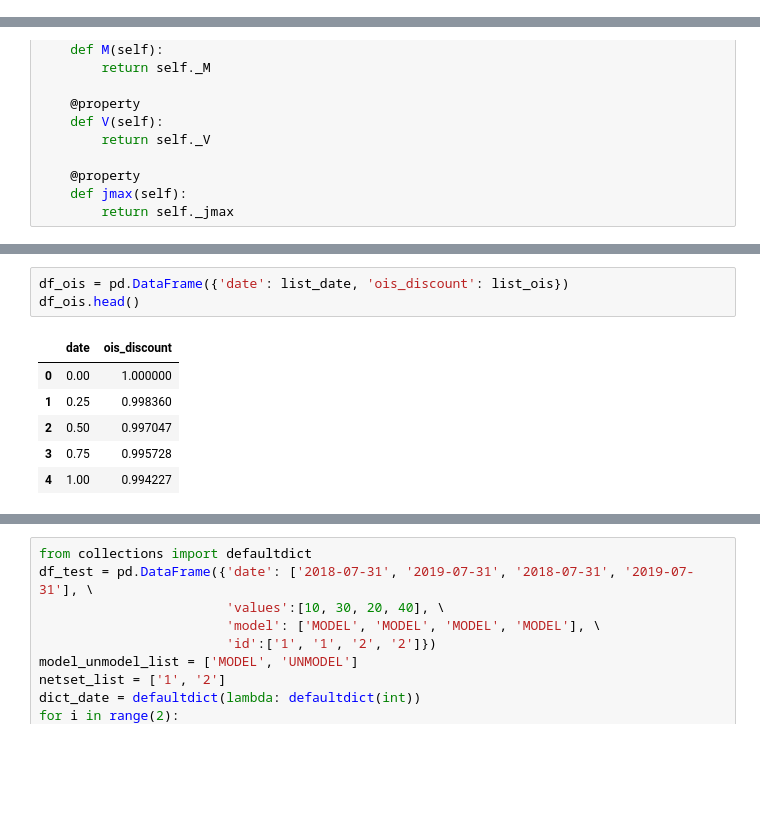
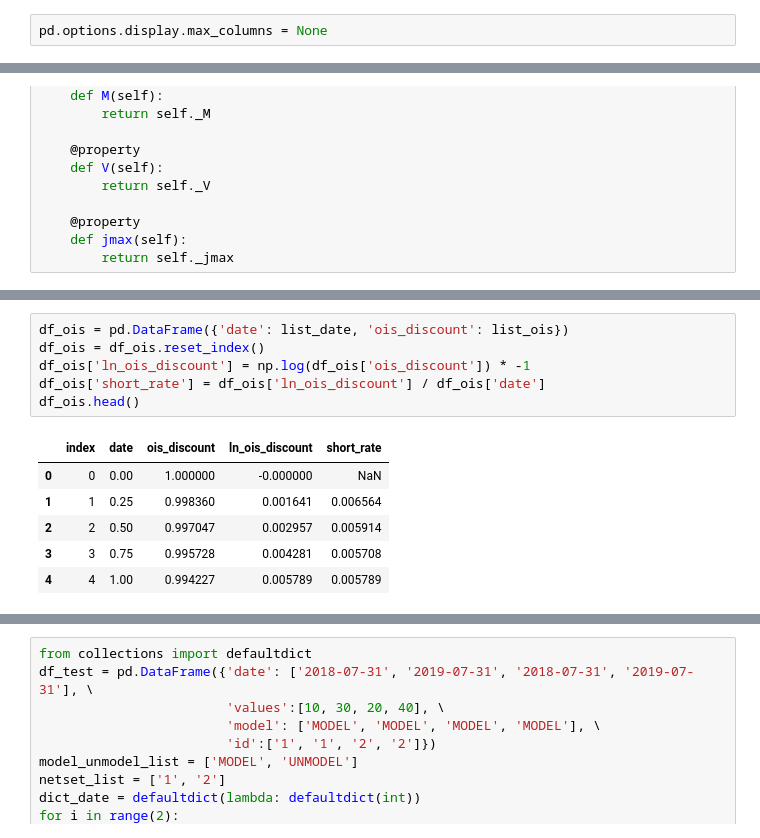
Before and after one commit to singlino0619/Finance, a Jupyter notebook: HullWhite/Hull_White_Trinomial_Tree.ipynb, the cells around one changed output, grey strips where cells are left out. Drawn from its saved outputs; the diff is of its cells as text; blank space fills up the shorter version.

```diff
--- a/HullWhite/Hull_White_Trinomial_Tree.ipynb
+++ b/HullWhite/Hull_White_Trinomial_Tree.ipynb
@@ -7,6 +7,8 @@ from datetime import datetime
 from datetime import timedelta
 import io
 from collections import defaultdict
+# %%
+pd.options.display.max_columns = None
 # %% [markdown]
 ### Stochastic Differential Equation for Hull White
 
@@ -183,10 +321,13 @@ list_date = np.arange(0, 6.75, 0.25)
 # %%
 df_ois = pd.DataFrame({'date': list_date, 'ois_discount': list_ois})
+df_ois = df_ois.reset_index()
+df_ois['ln_ois_discount'] = np.log(df_ois['ois_discount']) * -1
+df_ois['short_rate'] = df_ois['ln_ois_discount'] / df_ois['date']
 df_ois.head()
 # %% [output]
-|  | date | ois_discount |
-| 0 | 0.00 | 1.000000 |
-| 1 | 0.25 | 0.998360 |
-| 2 | 0.50 | 0.997047 |
-| 3 | 0.75 | 0.995728 |
-| 4 | 1.00 | 0.994227 |
+|  | index | date | ois_discount | ln_ois_discount | short_rate |
+| 0 | 0 | 0.00 | 1.000000 | -0.000000 | NaN |
+| 1 | 1 | 0.25 | 0.998360 | 0.001641 | 0.006564 |
+| 2 | 2 | 0.50 | 0.997047 | 0.002957 | 0.005914 |
+| 3 | 3 | 0.75 | 0.995728 | 0.004281 | 0.005708 |
+| 4 | 4 | 1.00 | 0.994227 | 0.005789 | 0.005789 |
```
Also changed, not shown: parts of 21 cells of this notebook.
